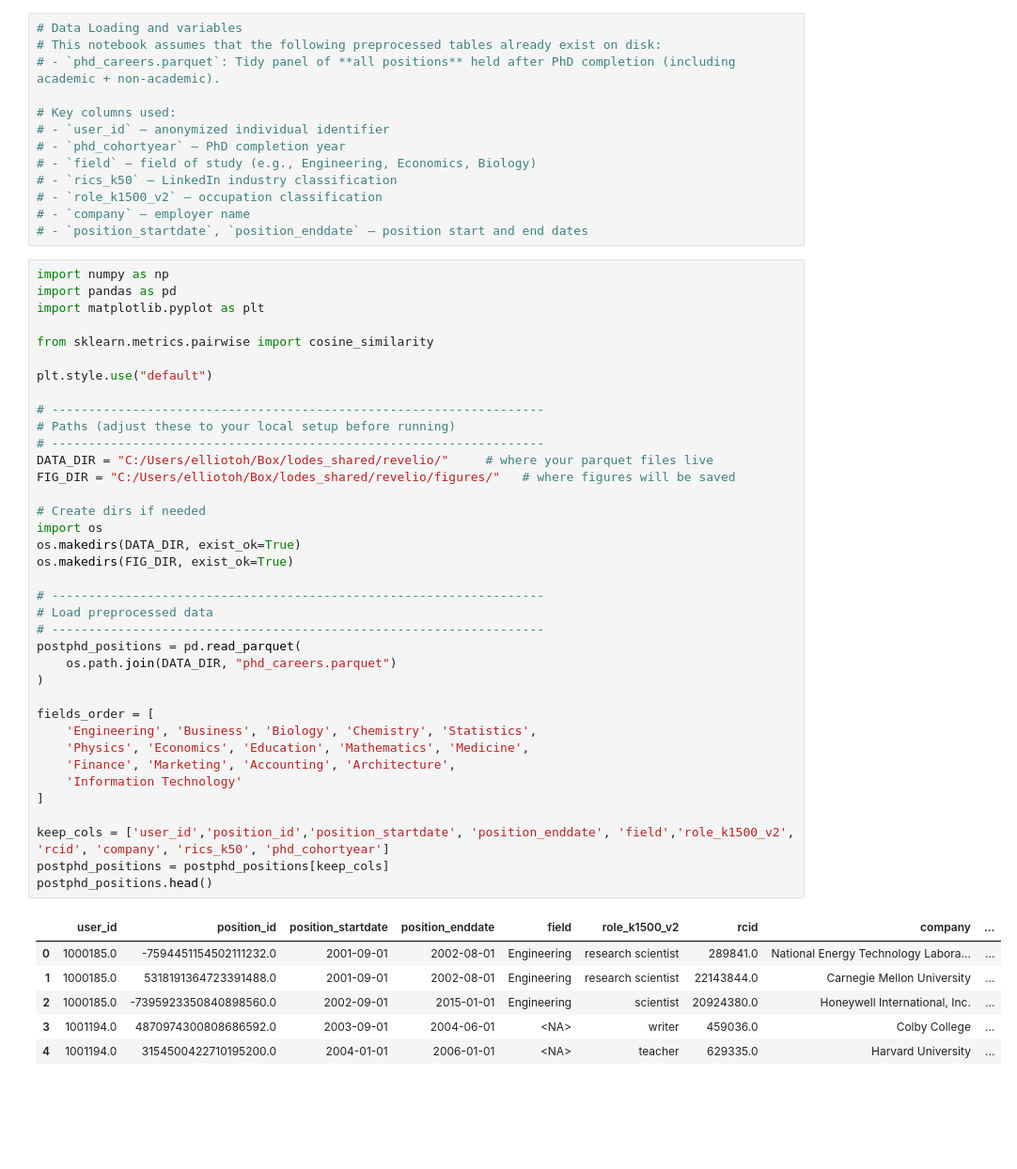
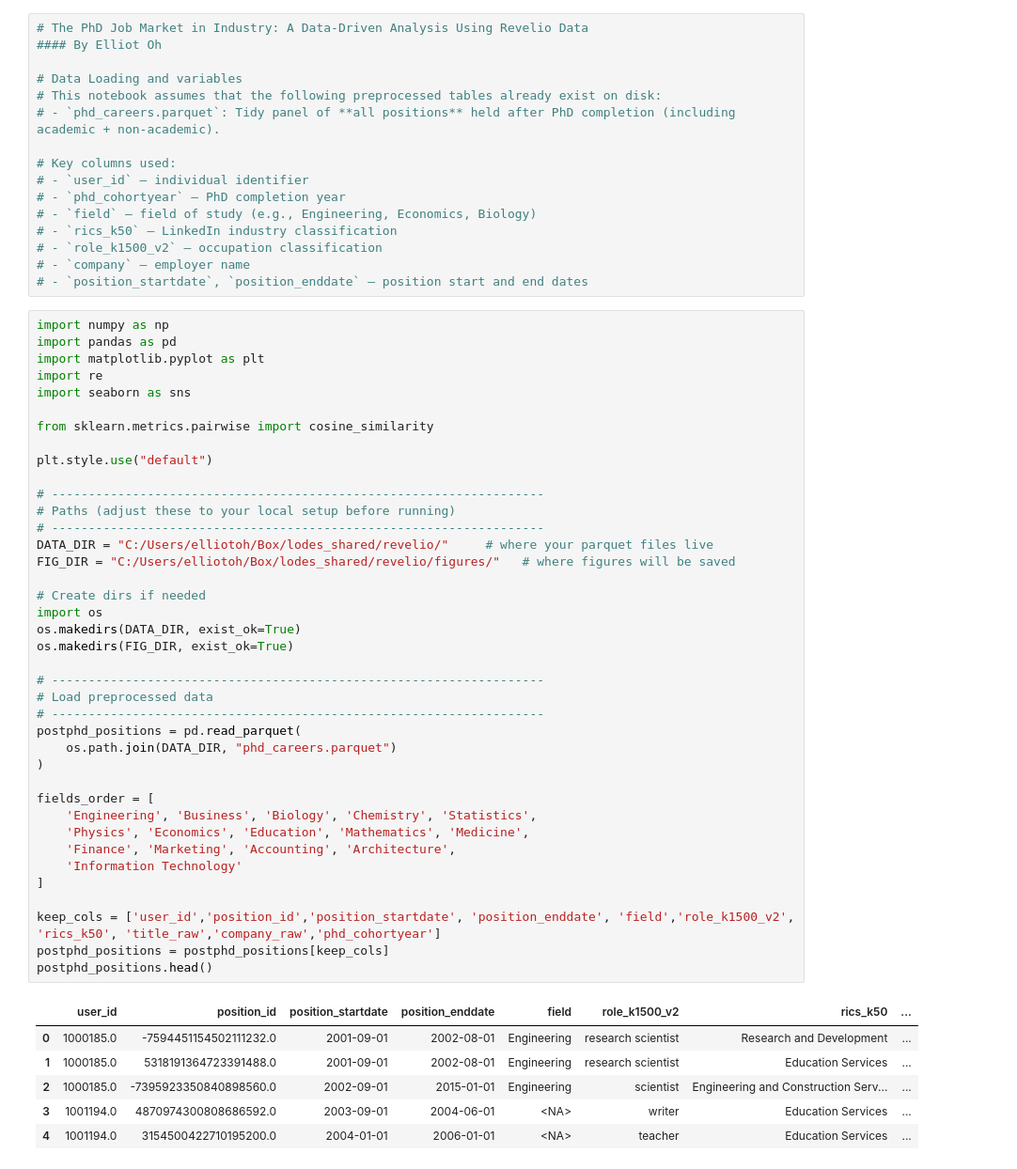
Before and after one commit to elliotoh424/Doctorate-Career-Trajectory, a Jupyter notebook: 02_phd_careers_analysis.ipynb, the cells around one changed output. Shown at 94% size. Saved outputs shown, nothing was run; the diff lists cells and outputs as text; blank space fills up the shorter version.

```diff
--- a/02_phd_careers_analysis.ipynb
+++ b/02_phd_careers_analysis.ipynb
@@ -29,10 +1,13 @@
 # %%
+# The PhD Job Market in Industry: A Data-Driven Analysis Using Revelio Data
+#### By Elliot Oh
+
 # Data Loading and variables
 # This notebook assumes that the following preprocessed tables already exist on disk:
 # - `phd_careers.parquet`: Tidy panel of **all positions** held after PhD completion (including academic + non-academic).
 
 # Key columns used:
-# - `user_id` – anonymized individual identifier
+# - `user_id` – individual identifier
 # - `phd_cohortyear` – PhD completion year
 # - `field` – field of study (e.g., Engineering, Economics, Biology)
 # - `rics_k50` – LinkedIn industry classification
@@ -43,43 +18,45 @@
 import numpy as np
 import pandas as pd
 import matplotlib.pyplot as plt
+import re
+import seaborn as sns
 
 from sklearn.metrics.pairwise import cosine_similarity
 
 plt.style.use("default")
 
 # -------------------------------------------------------------------
 # Paths (adjust these to your local setup before running)
 # -------------------------------------------------------------------
 DATA_DIR = "C:/Users/elliotoh/Box/lodes_shared/revelio/"     # where your parquet files live
 FIG_DIR = "C:/Users/elliotoh/Box/lodes_shared/revelio/figures/"   # where figures will be saved
 
 # Create dirs if needed
 import os
 os.makedirs(DATA_DIR, exist_ok=True)
 os.makedirs(FIG_DIR, exist_ok=True)
 
 # -------------------------------------------------------------------
 # Load preprocessed data
 # -------------------------------------------------------------------
 postphd_positions = pd.read_parquet(
     os.path.join(DATA_DIR, "phd_careers.parquet")
 )
 
 fields_order = [
     'Engineering', 'Business', 'Biology', 'Chemistry', 'Statistics',
     'Physics', 'Economics', 'Education', 'Mathematics', 'Medicine',
     'Finance', 'Marketing', 'Accounting', 'Architecture',
     'Information Technology'
 ]
 
-keep_cols = ['user_id','position_id','position_startdate', 'position_enddate', 'field','role_k1500_v2', 'rcid', 'company', 'rics_k50', 'phd_cohortyear']
+keep_cols = ['user_id','position_id','position_startdate', 'position_enddate', 'field','role_k1500_v2', 'rics_k50', 'title_raw','company_raw','phd_cohortyear']
 postphd_positions = postphd_positions[keep_cols]
 postphd_positions.head()
 # %% [output]
-|  | user_id | position_id | position_startdate | position_enddate | field | role_k1500_v2 | rcid | company | ... |
-| 0 | 1000185.0 | -7594451154502111232.0 | 2001-09-01 | 2002-08-01 | Engineering | research scientist | 289841.0 | National Energy Technology Labora... | ... |
-| 1 | 1000185.0 | 5318191364723391488.0 | 2001-09-01 | 2002-08-01 | Engineering | research scientist | 22143844.0 | Carnegie Mellon University | ... |
-| 2 | 1000185.0 | -7395923350840898560.0 | 2002-09-01 | 2015-01-01 | Engineering | scientist | 20924380.0 | Honeywell International, Inc. | ... |
-| 3 | 1001194.0 | 4870974300808686592.0 | 2003-09-01 | 2004-06-01 | <NA> | writer | 459036.0 | Colby College | ... |
-| 4 | 1001194.0 | 3154500422710195200.0 | 2004-01-01 | 2006-01-01 | <NA> | teacher | 629335.0 | Harvard University | ... |
+|  | user_id | position_id | position_startdate | position_enddate | field | role_k1500_v2 | rics_k50 | ... |
+| 0 | 1000185.0 | -7594451154502111232.0 | 2001-09-01 | 2002-08-01 | Engineering | research scientist | Research and Development | ... |
+| 1 | 1000185.0 | 5318191364723391488.0 | 2001-09-01 | 2002-08-01 | Engineering | research scientist | Education Services | ... |
+| 2 | 1000185.0 | -7395923350840898560.0 | 2002-09-01 | 2015-01-01 | Engineering | scientist | Engineering and Construction Serv... | ... |
+| 3 | 1001194.0 | 4870974300808686592.0 | 2003-09-01 | 2004-06-01 | <NA> | writer | Education Services | ... |
+| 4 | 1001194.0 | 3154500422710195200.0 | 2004-01-01 | 2006-01-01 | <NA> | teacher | Education Services | ... |
```
Also changed, not shown: parts of 21 cells of this notebook, 16 other files.
